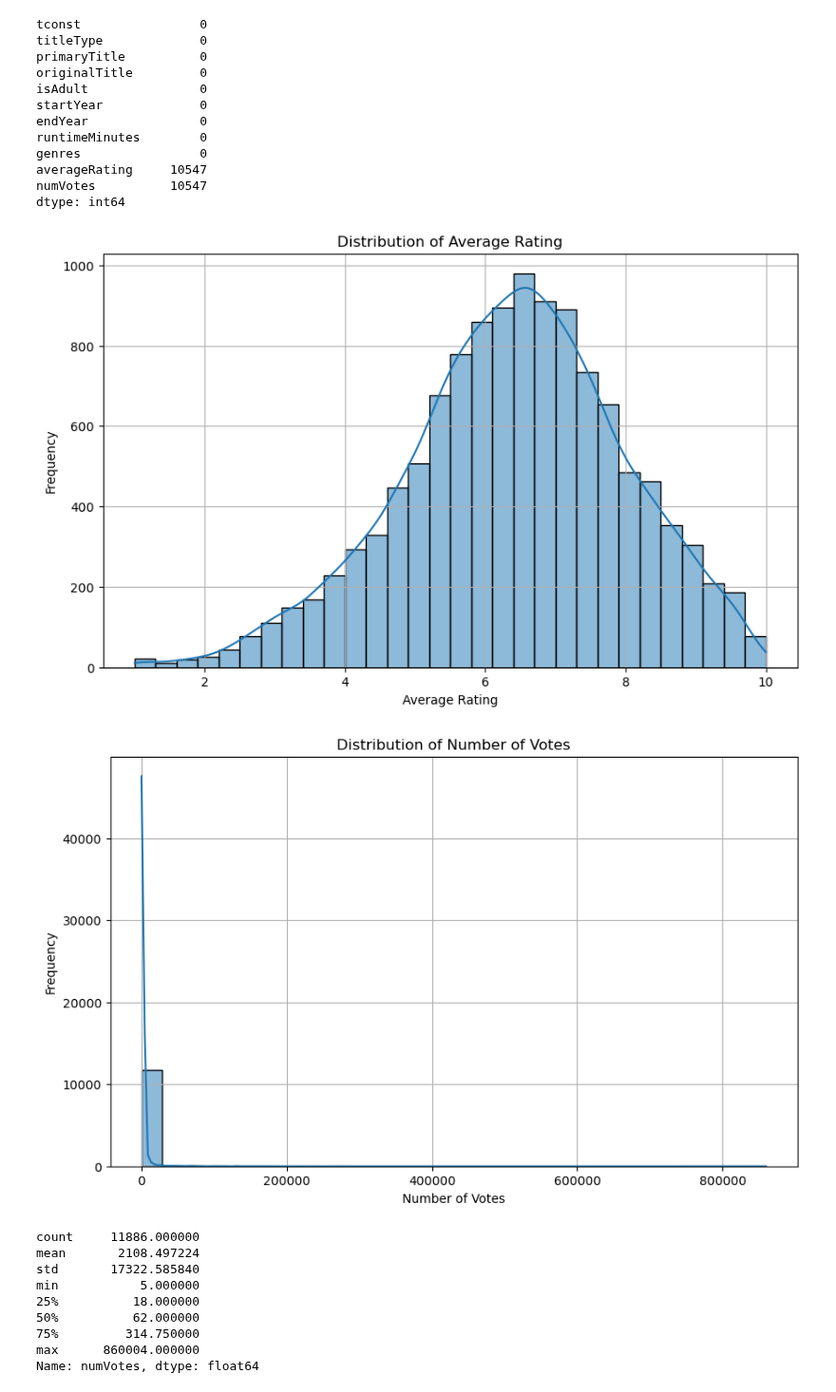
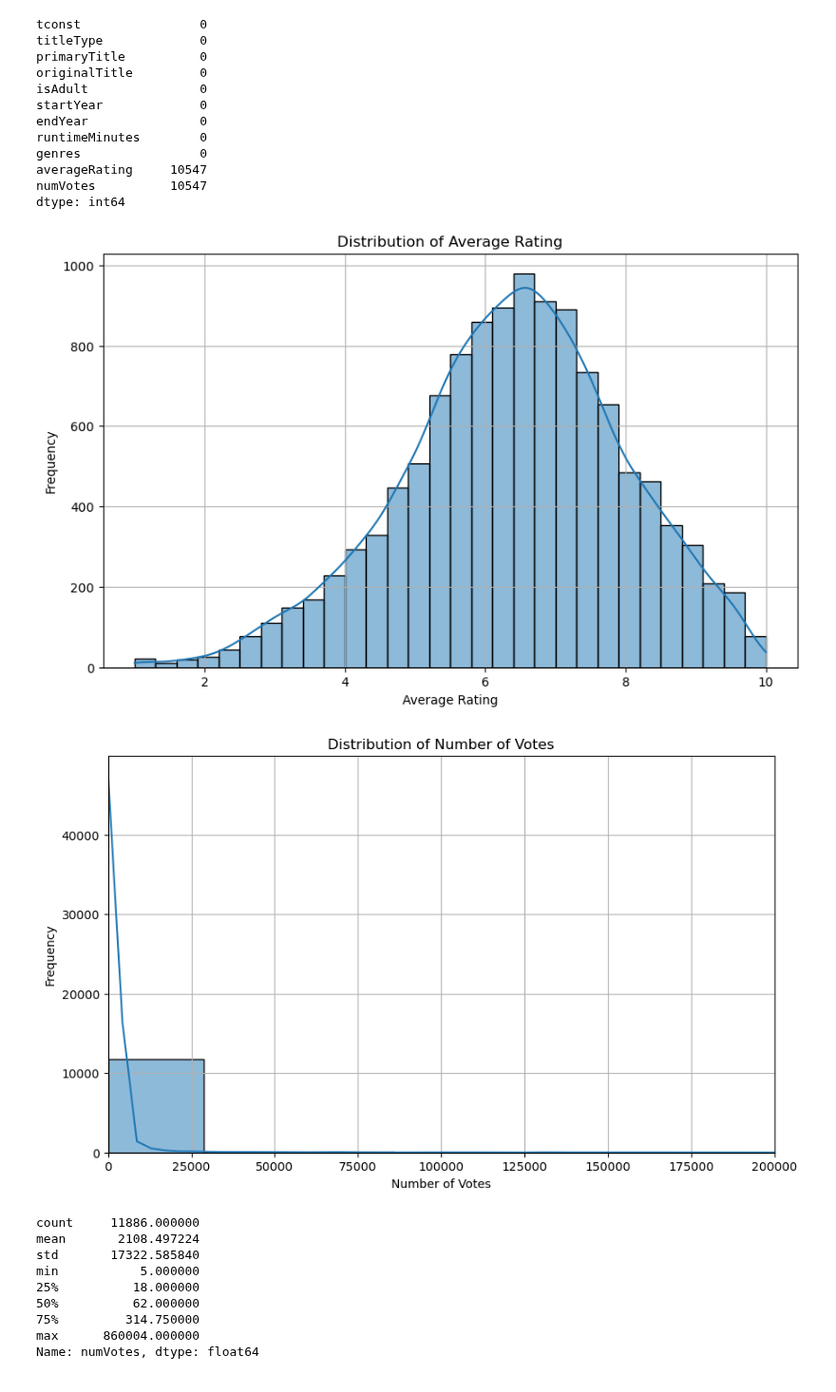
Before and after one commit to Ariestootl/machine_learning, a Jupyter notebook: Movie_Prediction/imdb.ipynb, the cells around one changed output. Shown at 95% size. Saved outputs shown, nothing was run; the diff lists cells and outputs as text; code cells hidden in the pictures.

```diff
--- a/Movie_Prediction/imdb.ipynb
+++ b/Movie_Prediction/imdb.ipynb
@@ -158,27 +158,28 @@ dtype: int64
 # %%
 import matplotlib.pyplot as plt
 import seaborn as sns
 
 # Plot histogram for 'averageRating'
 plt.figure(figsize=(10, 6))
 sns.histplot(movies_2023['averageRating'], kde=True, bins=30)
 plt.title('Distribution of Average Rating')
 plt.xlabel('Average Rating')
 plt.ylabel('Frequency')
 plt.grid(True)
 plt.show()
 
 # Plot histogram for 'numVotes'
 plt.figure(figsize=(10, 6))
 sns.histplot(movies_2023['numVotes'], kde=True, bins=30)
 plt.title('Distribution of Number of Votes')
 plt.xlabel('Number of Votes')
 plt.ylabel('Frequency')
+plt.xlim(0,200000)
 plt.grid(True)
 plt.show()
 # %% [output]
 [figure]
-[figure, old version]
+[figure, new version]
 # %%
 movies_2023["numVotes"].describe()
 # %% [output]
```
Also changed, not shown: parts of 29 cells of this notebook.
